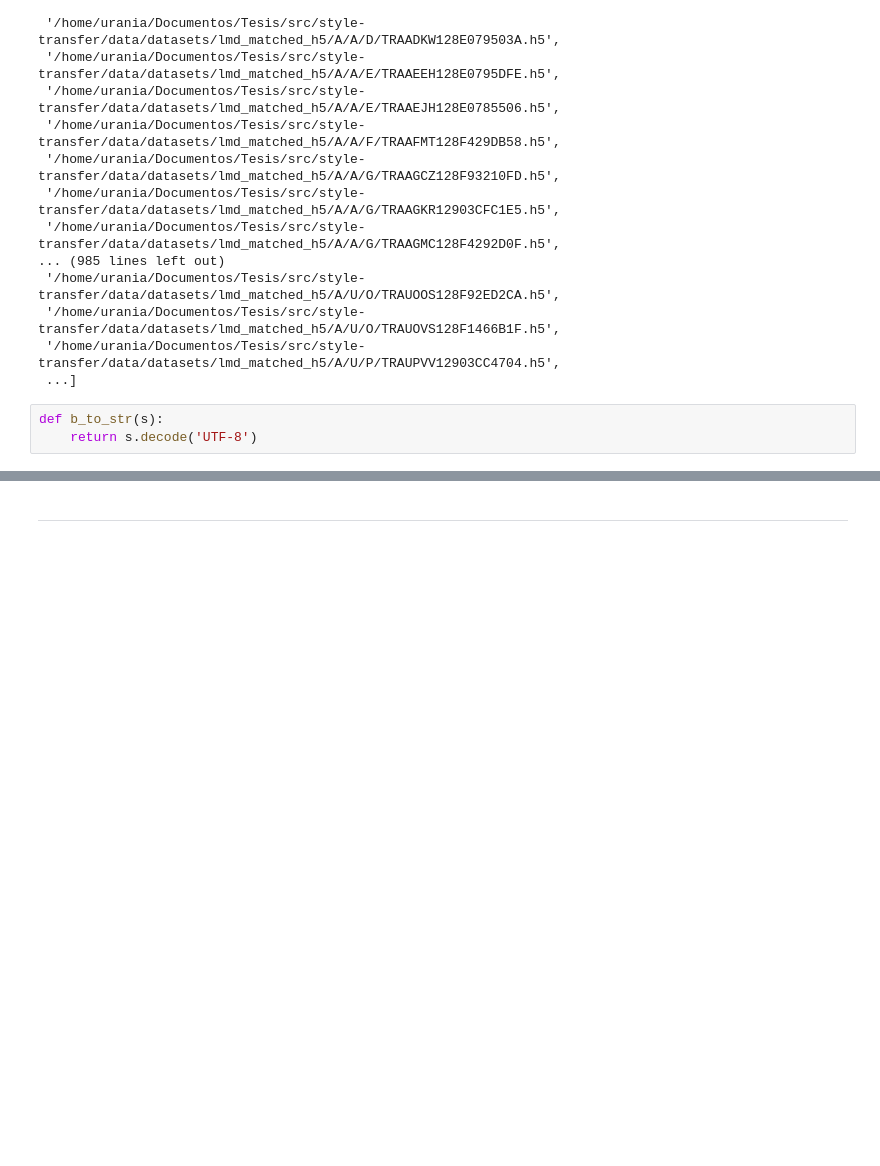
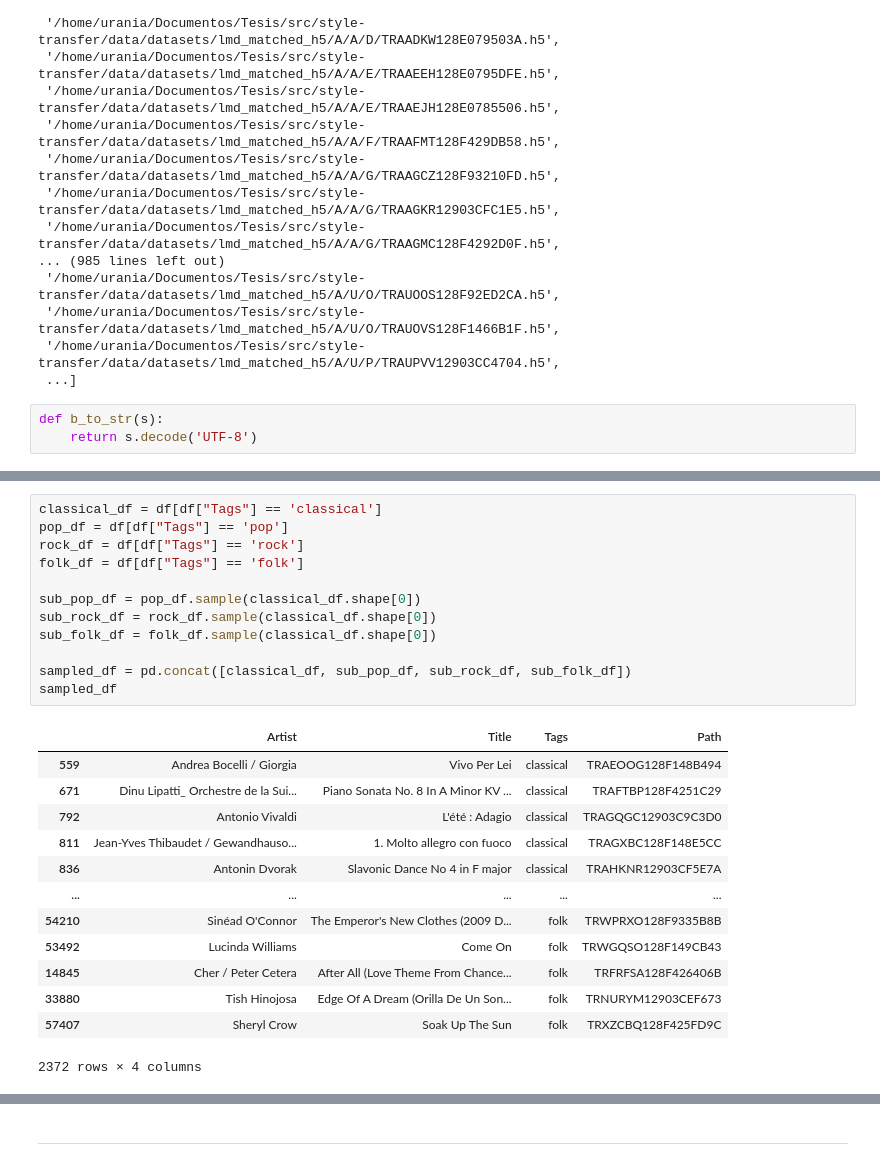
Before and after one commit to LucasSom/style-transfer, a Jupyter notebook: notebooks/Explore Lakh Dataset.ipynb, the cells around one changed output, grey strips where cells are left out. Cells and saved outputs as stored; diff of their text form; blank space fills up the shorter version.

```diff
--- a/notebooks/Explore Lakh Dataset.ipynb
+++ b/notebooks/Explore Lakh Dataset.ipynb
@@ -101,0 +107,26 @@ df
+# %%
+classical_df = df[df["Tags"] == 'classical']
+pop_df = df[df["Tags"] == 'pop']
+rock_df = df[df["Tags"] == 'rock']
+folk_df = df[df["Tags"] == 'folk']
+
+sub_pop_df = pop_df.sample(classical_df.shape[0])
+sub_rock_df = rock_df.sample(classical_df.shape[0])
+sub_folk_df = folk_df.sample(classical_df.shape[0])
+
+sampled_df = pd.concat([classical_df, sub_pop_df, sub_rock_df, sub_folk_df])
+sampled_df
+# %% [output]
+|  | Artist | Title | Tags | Path |
+| 559 | Andrea Bocelli / Giorgia | Vivo Per Lei | classical | TRAEOOG128F148B494 |
+| 671 | Dinu Lipatti_ Orchestre de la Sui... | Piano Sonata No. 8 In A Minor KV ... | classical | TRAFTBP128F4251C29 |
+| 792 | Antonio Vivaldi | L'été : Adagio | classical | TRAGQGC12903C9C3D0 |
+| 811 | Jean-Yves Thibaudet / Gewandhauso... | 1. Molto allegro con fuoco | classical | TRAGXBC128F148E5CC |
+| 836 | Antonin Dvorak | Slavonic Dance No 4 in F major | classical | TRAHKNR12903CF5E7A |
+| ... | ... | ... | ... | ... |
+| 54210 | Sinéad O'Connor | The Emperor's New Clothes (2009 D... | folk | TRWPRXO128F9335B8B |
+| 53492 | Lucinda Williams | Come On | folk | TRWGQSO128F149CB43 |
+| 14845 | Cher / Peter Cetera | After All (Love Theme From Chance... | folk | TRFRFSA128F426406B |
+| 33880 | Tish Hinojosa | Edge Of A Dream (Orilla De Un Son... | folk | TRNURYM12903CEF673 |
+| 57407 | Sheryl Crow | Soak Up The Sun | folk | TRXZCBQ128F425FD9C |
+2372 rows × 4 columns
```
Also changed, not shown: parts of 7 cells of this notebook, 7 other files.
